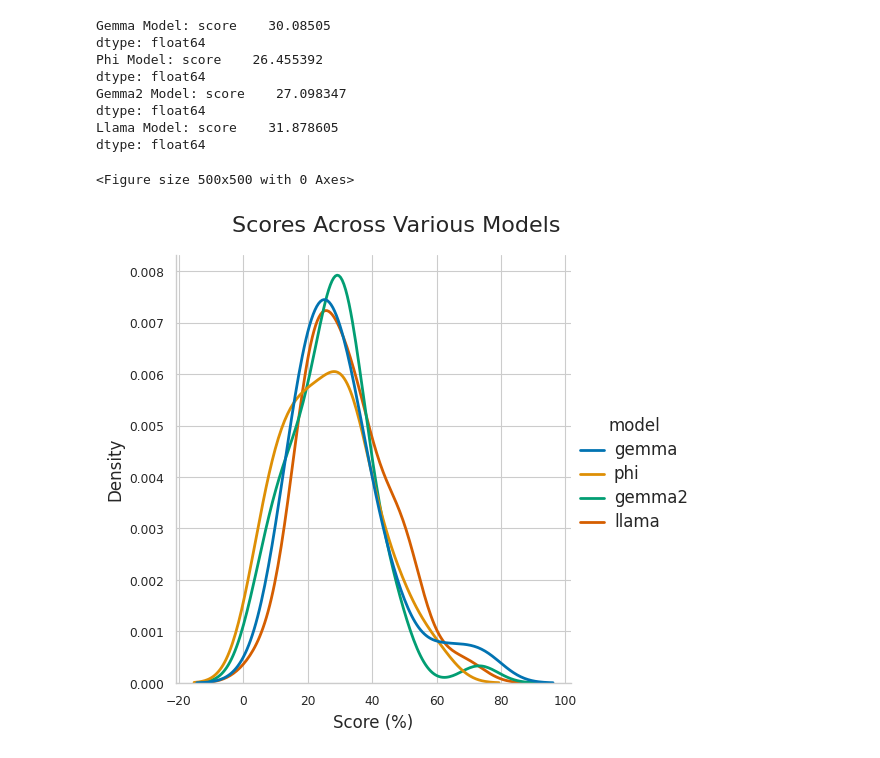
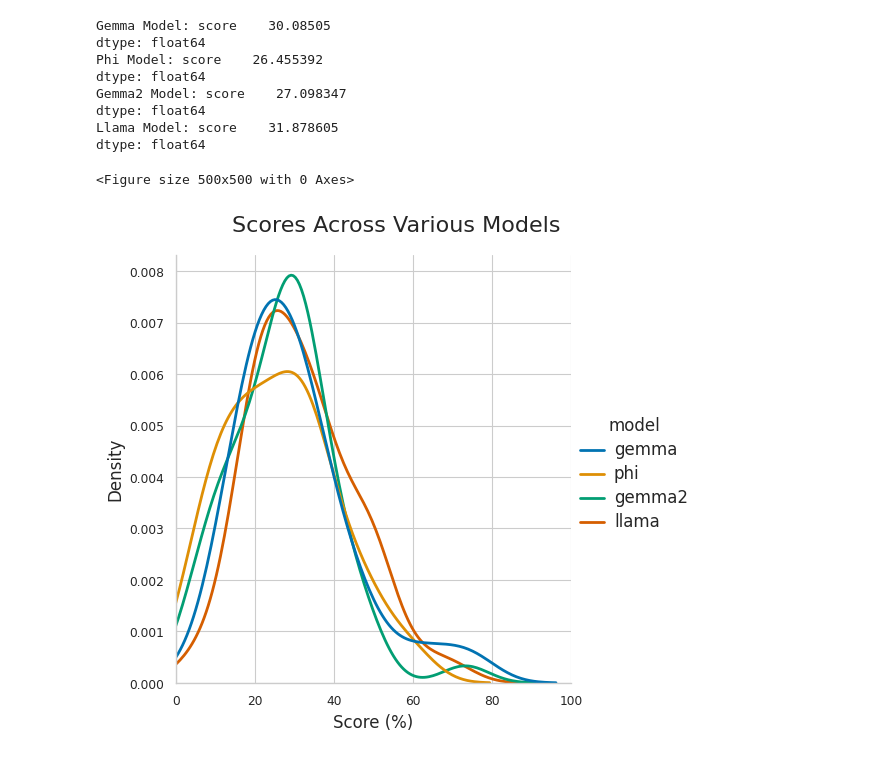
Before and after one commit to swaggirl9000/humor, a Jupyter notebook: experiments/02_phi_gemma_llama.ipynb, the cells around one changed output. Drawn from its saved outputs; the diff is of its cells as text; code cells hidden in the pictures.

```diff
--- a/experiments/02_phi_gemma_llama.ipynb
+++ b/experiments/02_phi_gemma_llama.ipynb
@@ -46,30 +46,31 @@ dtype: float64
 # %%
 gemma = gemma_metric.assign(model="gemma")
 phi = phi_metric.assign(model="phi")
 gemma2 = gemma2_metric.assign(model = "gemma2")
 llama = llama_metric.assign(model = "llama")
 
 sns.set_style("whitegrid")
 sns.set_context("paper")
 plt.figure(figsize=(5, 5))
 sns.set_palette("colorblind")
 
 df = pd.concat([gemma, phi, gemma2, llama]).reset_index(drop=True)
 
 plot = sns.displot(
     df, x="score", hue="model", kind="kde",
     linewidth=2
 )
 
 plot.fig.suptitle("Scores Across Various Models", fontsize=16, y=1.05)
 plot.set_axis_labels("Score (%)", "Density", fontsize=12)
 
 plot._legend.get_title().set_fontsize(12)
 for text in plot._legend.texts:
     text.set_fontsize(12)
+plt.xlim(0,100)
 
-plot.savefig("experiment_02.png")
+plot.savefig("experiment_02.pdf")
 plt.show()
 # %% [output]
 <Figure size 500x500 with 0 Axes>
-[figure, old version]
+[figure, new version]
```
Also changed, not shown: 4 other files.
